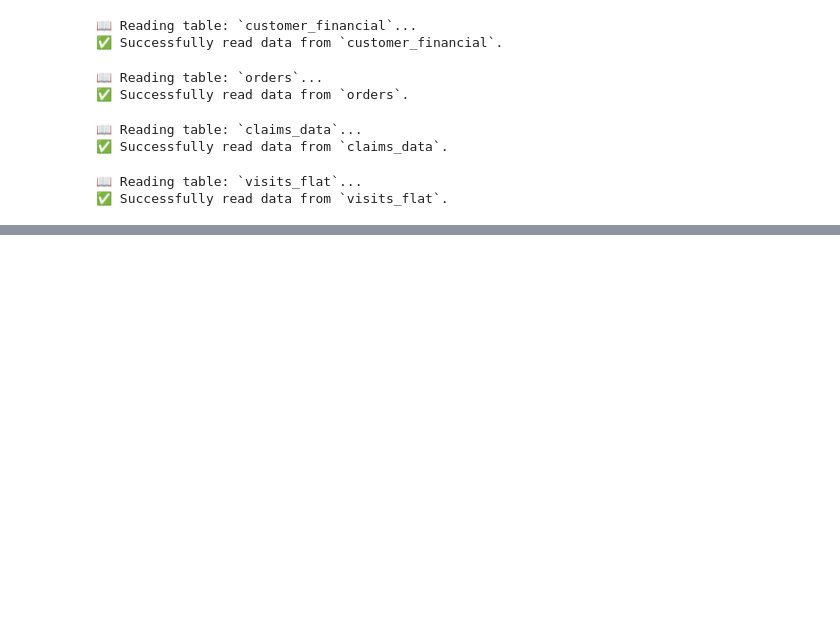
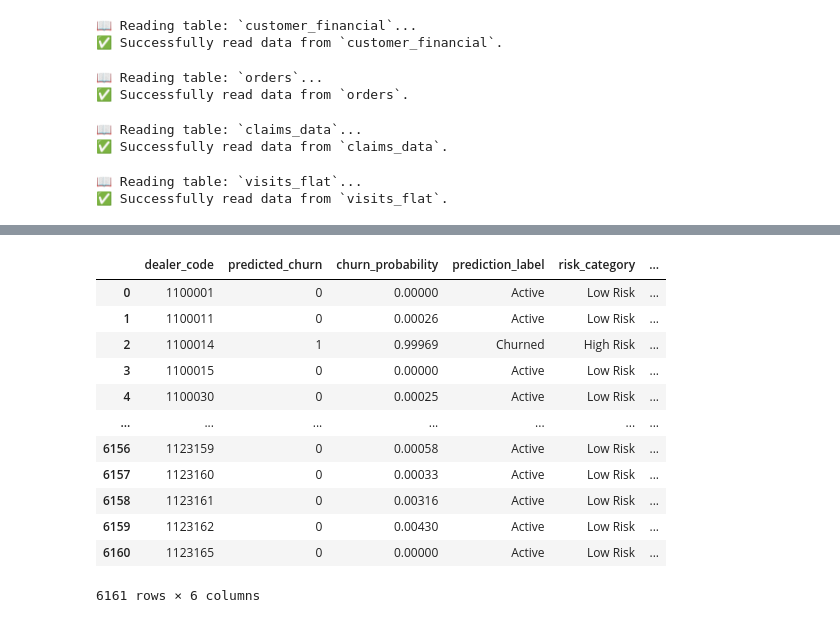
Before and after one commit to lakshita-kain/dealer-churn, a Jupyter notebook: execute.ipynb, the cells around one changed output, grey strips where cells are left out. Drawn from its saved outputs; the diff is of its cells as text; code cells hidden in the pictures; blank space fills up the shorter version.

```diff
--- a/execute.ipynb
+++ b/execute.ipynb
@@ -287,3 +347,19 @@ ValueError: DataFrame.dtypes for data must be int, float, bool or category. When
+# %%
+prediction_results
+# %% [output]
+|  | dealer_code | predicted_churn | churn_probability | prediction_label | risk_category | ... |
+| 0 | 1100001 | 0 | 0.00000 | Active | Low Risk | ... |
+| 1 | 1100011 | 0 | 0.00026 | Active | Low Risk | ... |
+| 2 | 1100014 | 1 | 0.99969 | Churned | High Risk | ... |
+| 3 | 1100015 | 0 | 0.00000 | Active | Low Risk | ... |
+| 4 | 1100030 | 0 | 0.00025 | Active | Low Risk | ... |
+| ... | ... | ... | ... | ... | ... | ... |
+| 6156 | 1123159 | 0 | 0.00058 | Active | Low Risk | ... |
+| 6157 | 1123160 | 0 | 0.00033 | Active | Low Risk | ... |
+| 6158 | 1123161 | 0 | 0.00316 | Active | Low Risk | ... |
+| 6159 | 1123162 | 0 | 0.00430 | Active | Low Risk | ... |
+| 6160 | 1123165 | 0 | 0.00000 | Active | Low Risk | ... |
+6161 rows × 6 columns
 # %%
 from dlt_utils import DLTWriter
 
```
Also changed, not shown: parts of 10 cells of this notebook, 1 other file.
